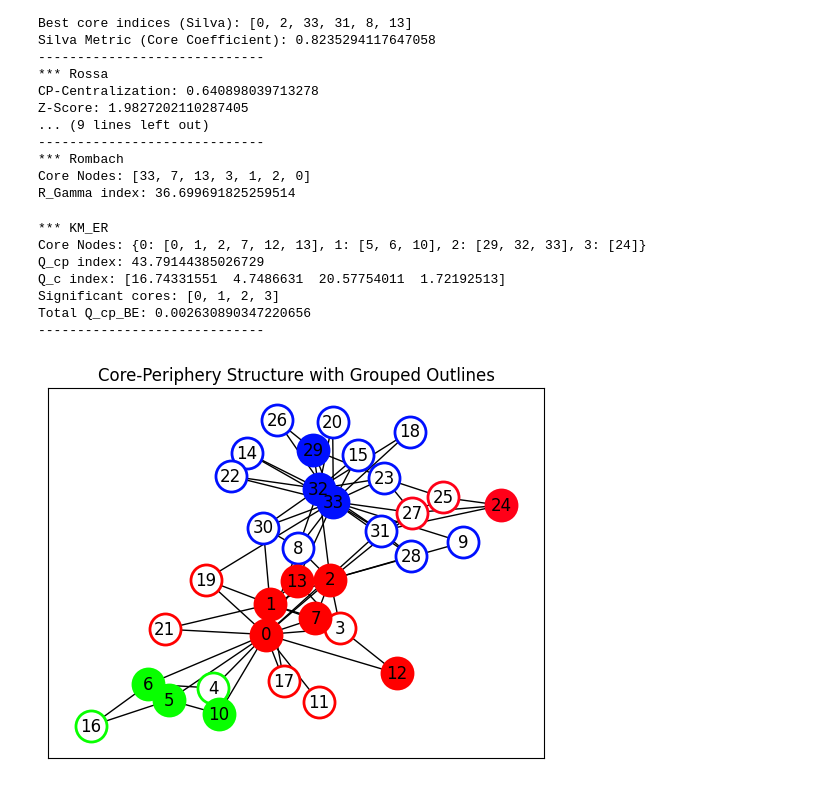
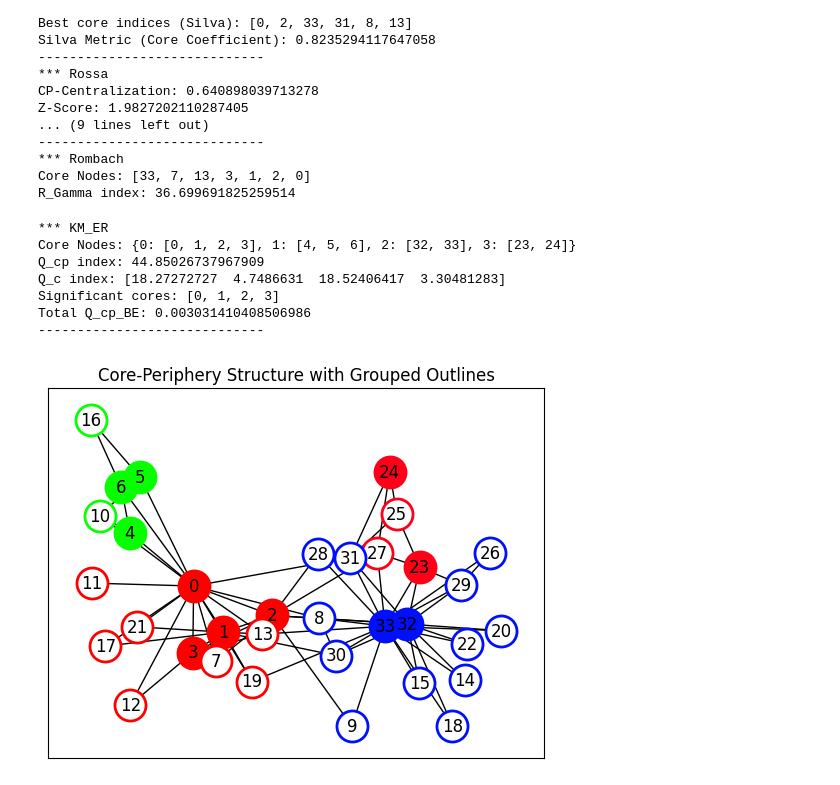
Before and after one commit to vibalab/cp_explainer, a Jupyter notebook: core-periphery.ipynb, the cells around one changed output. Drawn from its saved outputs; the diff is of its cells as text; code cells hidden in the pictures.

```diff
--- a/core-periphery.ipynb
+++ b/core-periphery.ipynb
@@ -169,39 +169,39 @@ A = nx.to_numpy_array(G)
 A = np.where(A != 0, 1, 0)
 
 n = A.shape[0]
 
 
 print("*** KM_ER")
 model = KM_ER(G, A)
-c, x, Qcp, Qc = model.optimize( max_updates=10000)
+c, x, Qcp, Qc = model.optimize( max_updates=1000)
 
 multi_cores = dict()
 for i in range(len(x)):
     if c[i] not in multi_cores:
         multi_cores[c[i]] = []  # Correctly initialize a list for the new key
     if x[i] == 1:
         multi_cores[c[i]].append(i)  # Append the node index i to the list for core c[i]
 
 print("Core Nodes:", multi_cores)
 print("Q_cp index:", Qcp)
 print("Q_c index:", Qc)
 significant_cores, total_Q_cp_BE = model.calculate_multi_core_Q_cp_BE(c, x)
 
 print("Significant cores:", significant_cores)
 print("Total Q_cp_BE:", total_Q_cp_BE)
 
 print("-----------------------------")
 
 model.visualize_core_periphery(c, x)
 # %% [output]
 *** KM_ER
-Core Nodes: {0: [0, 1, 2, 7, 12, 13], 1: [5, 6, 10], 2: [29, 32, 33], 3: [24]}
-Q_cp index: 43.79144385026729
-Q_c index: [16.74331551  4.7486631  20.57754011  1.72192513]
+Core Nodes: {0: [0, 1, 2, 3], 1: [4, 5, 6], 2: [32, 33], 3: [23, 24]}
+Q_cp index: 44.85026737967909
+Q_c index: [18.27272727  4.7486631  18.52406417  3.30481283]
 Significant cores: [0, 1, 2, 3]
-Total Q_cp_BE: 0.002630890347220656
+Total Q_cp_BE: 0.003031410408506986
 -----------------------------
-[figure, old version]
+[figure, new version]
 # %%
 from core_periphery import KM_Config
 
```
Also changed, not shown: parts of 7 cells of this notebook, 6 other files.
